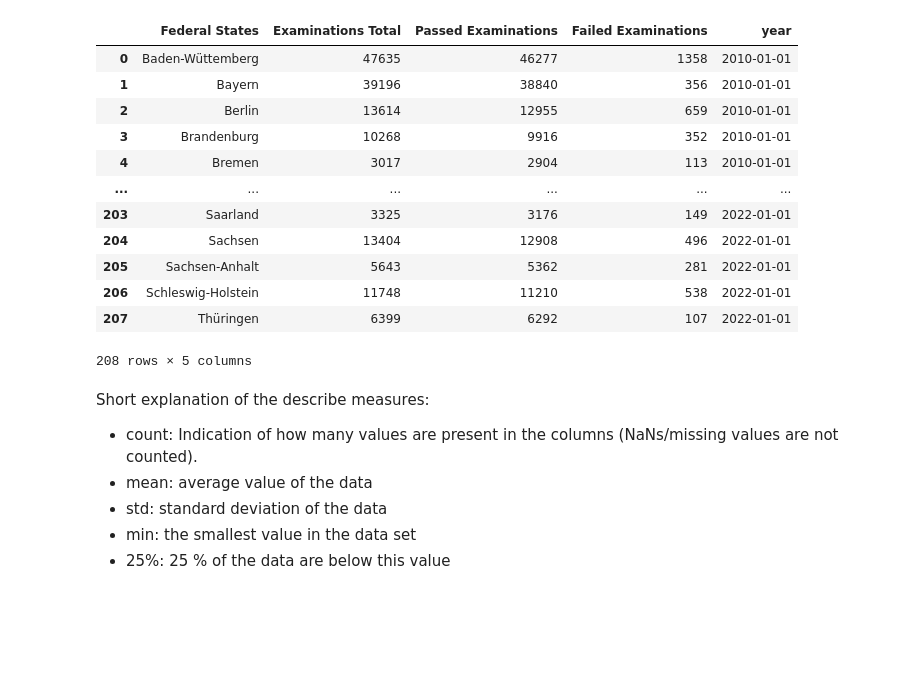
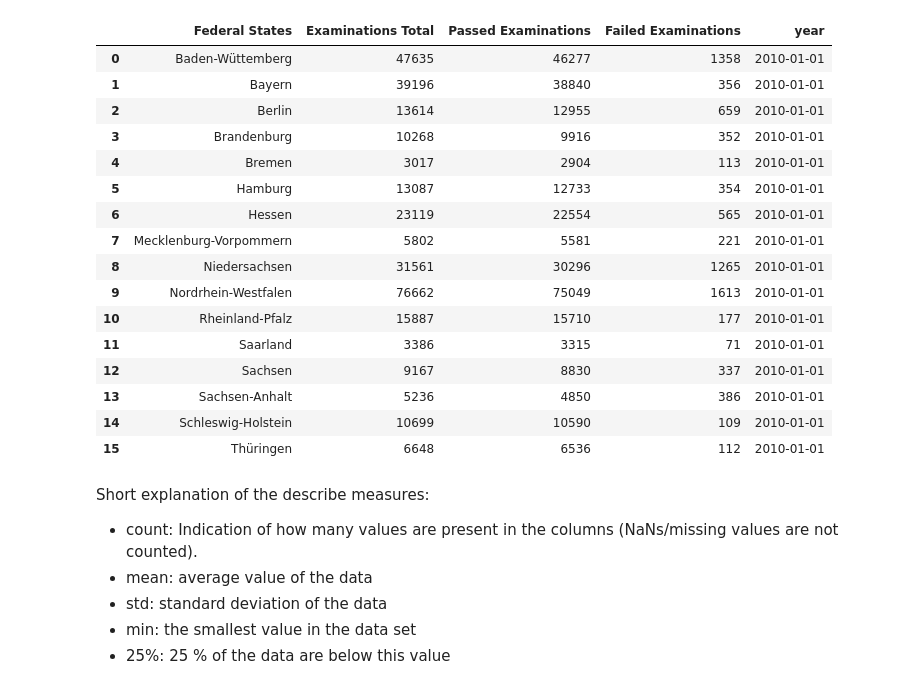
Before and after one commit to Stargazer-ger/capstone_project_hh_23_1, a Jupyter notebook: eda_capstone_exams_kk.ipynb, the cells around one changed output. Cells and saved outputs as stored; diff of their text form; code cells hidden in the pictures; blank space fills up the shorter version.

```diff
--- a/eda_capstone_exams_kk.ipynb
+++ b/eda_capstone_exams_kk.ipynb
@@ -21,21 +21,25 @@ exams_concat = pd.concat([exams_2010, exams_2011, exams_2012,
                           ], ignore_index=True)
 exams_concat = update_states_name.update_names(exams_concat)
 # %%
-exams_concat
+exams_concat.head(16)
 # %% [output]
 |  | Federal States | Examinations Total | Passed Examinations | Failed Examinations | year |
 | 0 | Baden-Wüttemberg | 47635 | 46277 | 1358 | 2010-01-01 |
 | 1 | Bayern | 39196 | 38840 | 356 | 2010-01-01 |
 | 2 | Berlin | 13614 | 12955 | 659 | 2010-01-01 |
 | 3 | Brandenburg | 10268 | 9916 | 352 | 2010-01-01 |
 | 4 | Bremen | 3017 | 2904 | 113 | 2010-01-01 |
-| ... | ... | ... | ... | ... | ... |
-| 203 | Saarland | 3325 | 3176 | 149 | 2022-01-01 |
-| 204 | Sachsen | 13404 | 12908 | 496 | 2022-01-01 |
-| 205 | Sachsen-Anhalt | 5643 | 5362 | 281 | 2022-01-01 |
-| 206 | Schleswig-Holstein | 11748 | 11210 | 538 | 2022-01-01 |
-| 207 | Thüringen | 6399 | 6292 | 107 | 2022-01-01 |
+| 5 | Hamburg | 13087 | 12733 | 354 | 2010-01-01 |
+| 6 | Hessen | 23119 | 22554 | 565 | 2010-01-01 |
+| 7 | Mecklenburg-Vorpommern | 5802 | 5581 | 221 | 2010-01-01 |
+| 8 | Niedersachsen | 31561 | 30296 | 1265 | 2010-01-01 |
+| 9 | Nordrhein-Westfalen | 76662 | 75049 | 1613 | 2010-01-01 |
+| 10 | Rheinland-Pfalz | 15887 | 15710 | 177 | 2010-01-01 |
+| 11 | Saarland | 3386 | 3315 | 71 | 2010-01-01 |
+| 12 | Sachsen | 9167 | 8830 | 337 | 2010-01-01 |
+| 13 | Sachsen-Anhalt | 5236 | 4850 | 386 | 2010-01-01 |
+| 14 | Schleswig-Holstein | 10699 | 10590 | 109 | 2010-01-01 |
+| 15 | Thüringen | 6648 | 6536 | 112 | 2010-01-01 |
-208 rows × 5 columns
 # %% [markdown]
 Short explanation of the describe measures:
 - count: Indication of how many values are present in the columns (NaNs/missing values are not counted).
```
Also changed, not shown: 13 other files.
